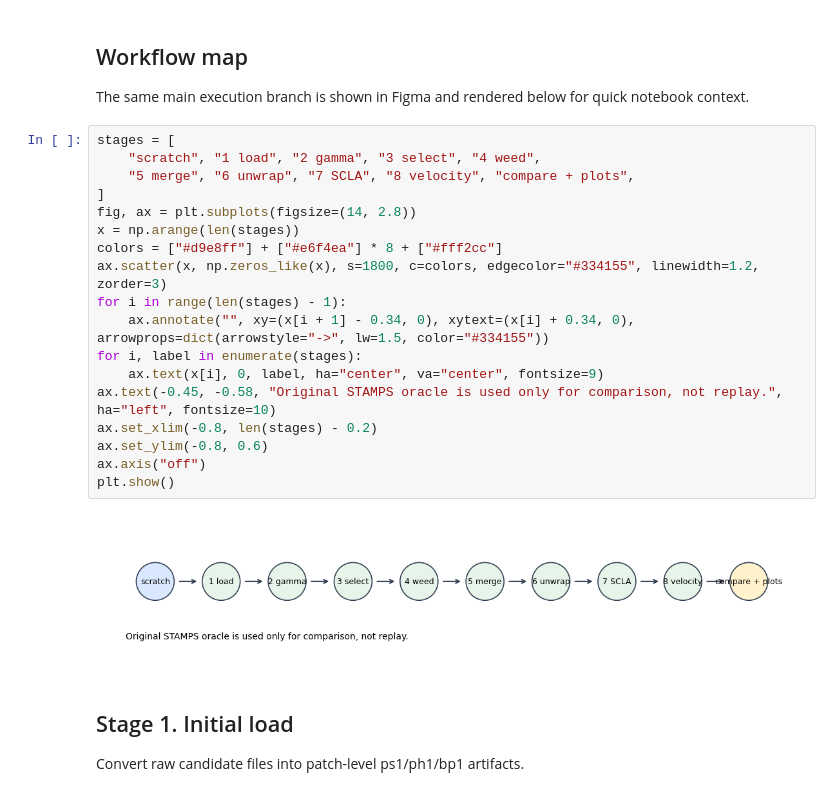
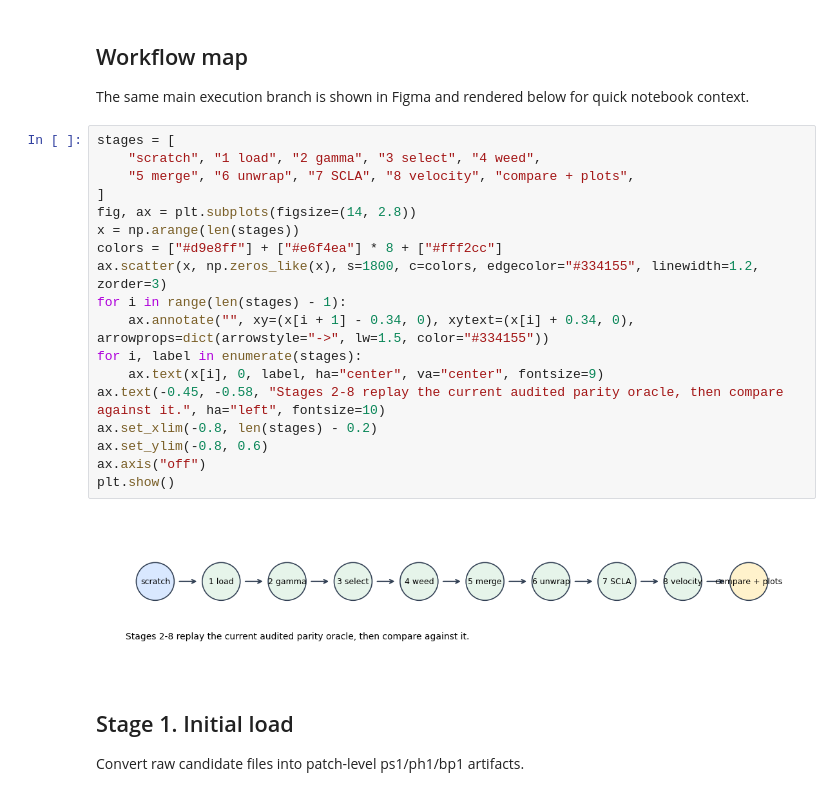
Before and after one commit to sirbastiano/pystamps, a Jupyter notebook: notebooks/03_stage_by_stage_oracle.ipynb, the cells around one changed output. Cells and saved outputs as stored; diff of their text form.

```diff
--- a/notebooks/03_stage_by_stage_oracle.ipynb
+++ b/notebooks/03_stage_by_stage_oracle.ipynb
@@ -73,23 +80,23 @@ The same main execution branch is shown in Figma and rendered below for quick no
 # %%
 stages = [
     "scratch", "1 load", "2 gamma", "3 select", "4 weed",
     "5 merge", "6 unwrap", "7 SCLA", "8 velocity", "compare + plots",
 ]
 fig, ax = plt.subplots(figsize=(14, 2.8))
 x = np.arange(len(stages))
 colors = ["#d9e8ff"] + ["#e6f4ea"] * 8 + ["#fff2cc"]
 ax.scatter(x, np.zeros_like(x), s=1800, c=colors, edgecolor="#334155", linewidth=1.2, zorder=3)
 for i in range(len(stages) - 1):
     ax.annotate("", xy=(x[i + 1] - 0.34, 0), xytext=(x[i] + 0.34, 0), arrowprops=dict(arrowstyle="->", lw=1.5, color="#334155"))
 for i, label in enumerate(stages):
     ax.text(x[i], 0, label, ha="center", va="center", fontsize=9)
-ax.text(-0.45, -0.58, "Original STAMPS oracle is used only for comparison, not replay.", ha="left", fontsize=10)
+ax.text(-0.45, -0.58, "Stages 2-8 replay the current audited parity oracle, then compare against it.", ha="left", fontsize=10)
 ax.set_xlim(-0.8, len(stages) - 0.2)
 ax.set_ylim(-0.8, 0.6)
 ax.axis("off")
 plt.show()
 # %% [output]
-[figure, old version]
+[figure, new version]
 # %% [markdown]
 ## Stage 1. Initial load
 
```
Also changed, not shown: parts of 12 cells of this notebook.
